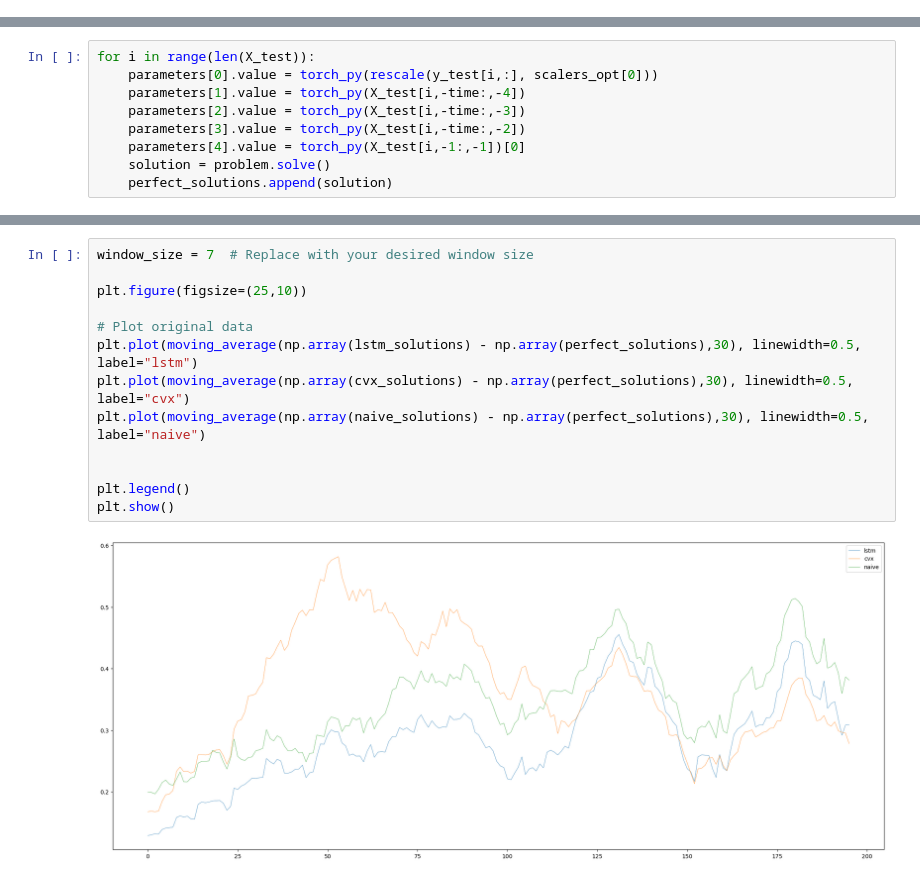
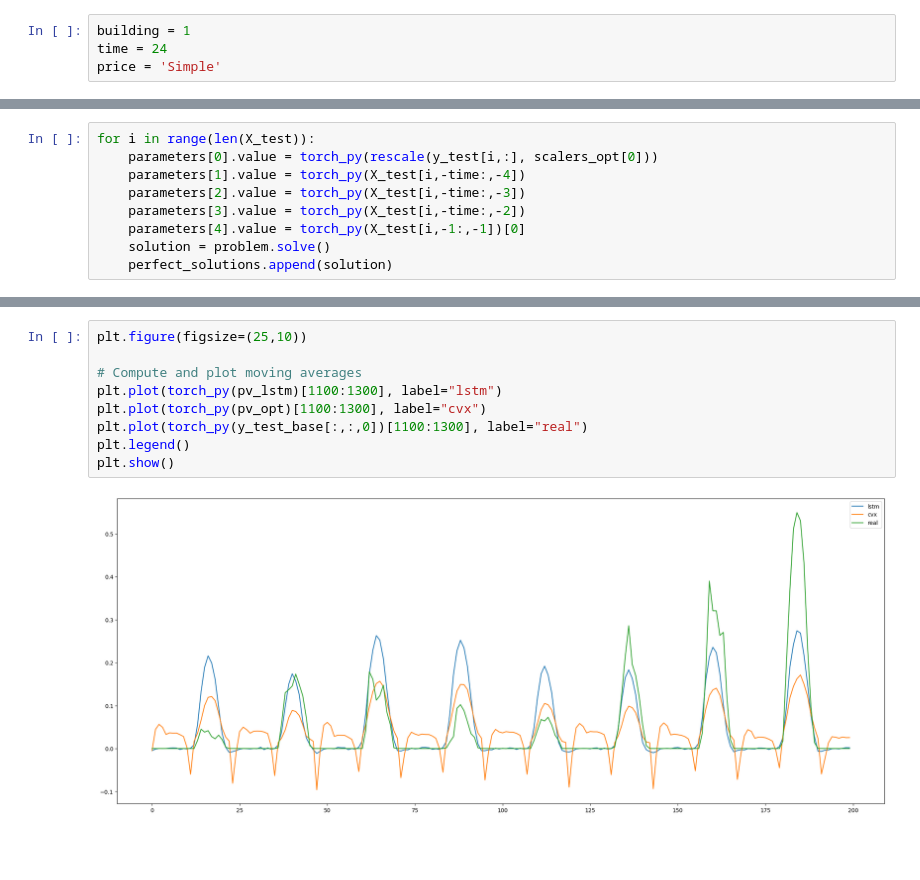
Before and after one commit to Joris-Dprtr/DFL_PVB, a Jupyter notebook: notebooks/MPC_main_notebook.ipynb, the cells around one changed output, grey strips where cells are left out. Cells and saved outputs as stored; diff of their text form; blank space fills up the shorter version.

```diff
--- a/notebooks/MPC_main_notebook.ipynb
+++ b/notebooks/MPC_main_notebook.ipynb
@@ -4,2 +1,6 @@ time = 24
+# %%
+building = 1
+time = 24
+price = 'Simple'
 # %% [markdown]
 # Setup
@@ -568,15 +506,11 @@ plt.show()
-# %%
-window_size = 7  # Replace with your desired window size
-
-plt.figure(figsize=(25,10))
-
-# Plot original data
-plt.plot(moving_average(np.array(lstm_solutions) - np.array(perfect_solutions),30), linewidth=0.5, label="lstm")
-plt.plot(moving_average(np.array(cvx_solutions) - np.array(perfect_solutions),30), linewidth=0.5, label="cvx")
-plt.plot(moving_average(np.array(naive_solutions) - np.array(perfect_solutions),30), linewidth=0.5, label="naive")
-
-
-plt.legend()
-plt.show()
-# %% [output]
-[figure, removed]
+# %%
+plt.figure(figsize=(25,10))
+
+# Compute and plot moving averages
+plt.plot(torch_py(pv_lstm)[1100:1300], label="lstm")
+plt.plot(torch_py(pv_opt)[1100:1300], label="cvx")
+plt.plot(torch_py(y_test_base[:,:,0])[1100:1300], label="real")
+plt.legend()
+plt.show()
+# %% [output]
+[figure, added]
```
Also changed, not shown: parts of 41 cells of this notebook, 5 other files.
